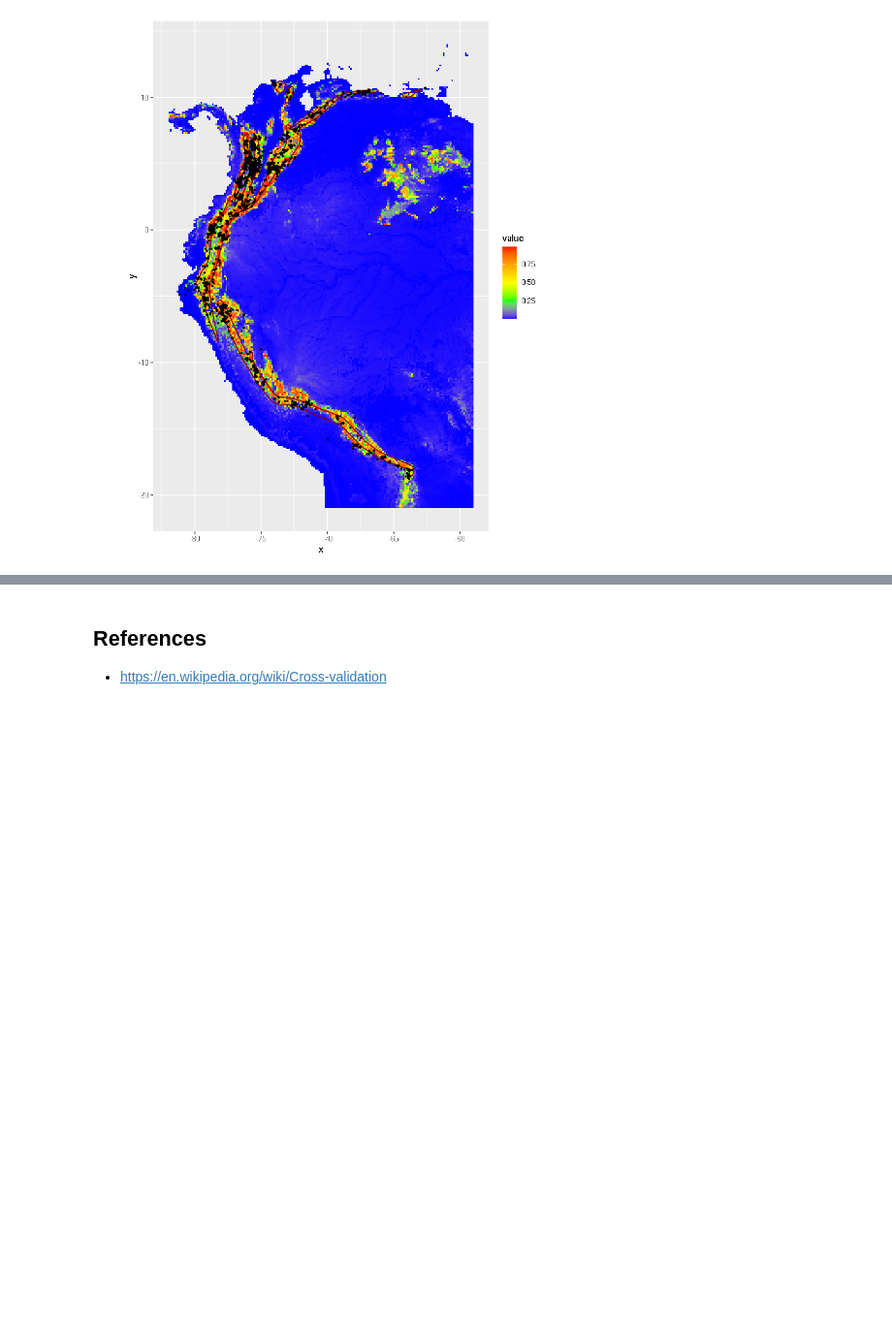
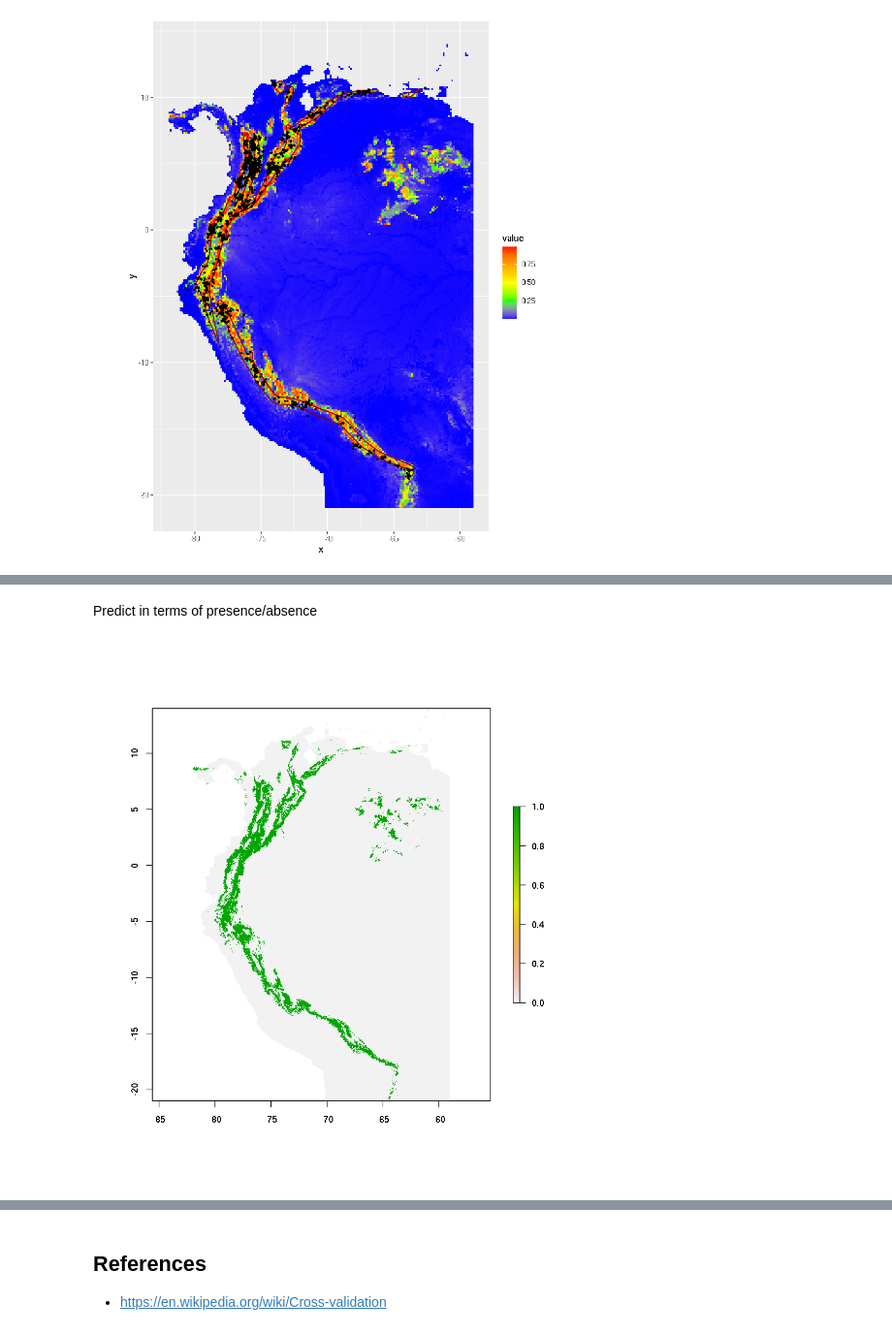
Before and after one commit to selvaje/SE_data, a Jupyter notebook: exercise/101_SDM1_MWood_Rmodel.ipynb, the cells around one changed output, grey strips where cells are left out. Shown at 97% size. Saved outputs shown, nothing was run; the diff lists cells and outputs as text; code cells hidden in the pictures; blank space fills up the shorter version.

Commit message:
add data

```diff
--- a/exercise/101_SDM1_MWood_Rmodel.ipynb
+++ b/exercise/101_SDM1_MWood_Rmodel.ipynb
@@ -415,0 +425,5 @@ Regions defined for each Polygons
+# %%
+ctrl <- trainControl(method = "cv", number = 10)
+
+mdl.glm.cv <- train(  as.factor(presence) ~cld+cld_ia*I(cld_ia^2)+elev*I(elev^2)+forest,
+family=binomial(link=logit),  data = df.xact, method = "glm", trControl = ctrl, metric='Accuracy')
@@ -415,0 +446,8 @@ Regions defined for each Polygons
+# %% [markdown]
+Predict in terms of presence/absence
+# %%
+pred.mdl.glm.cv.raw <- raster::predict(senv,mdl.glm.cv ,type="raw")
+# %%
+plot(pred.mdl.glm.cv.raw)
+# %% [output]
+[figure, added]
```
Also changed, not shown: parts of 8 cells of this notebook, 1 other file.
